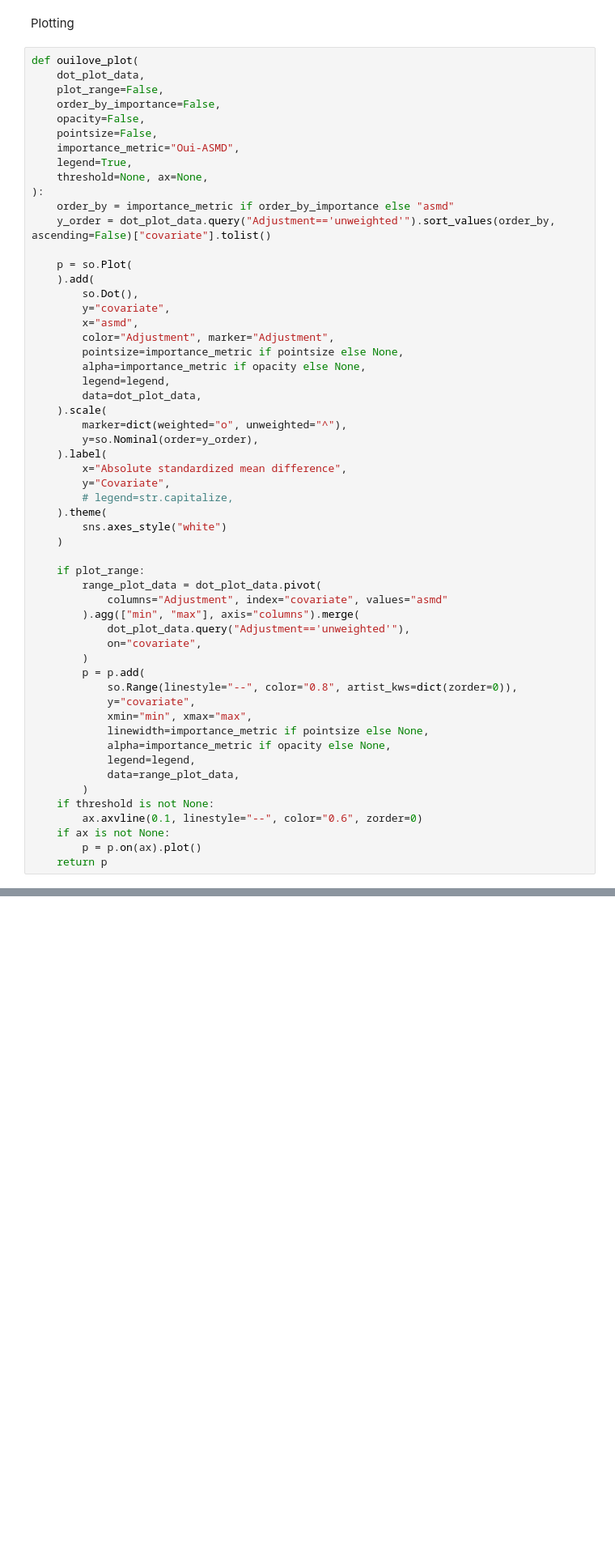
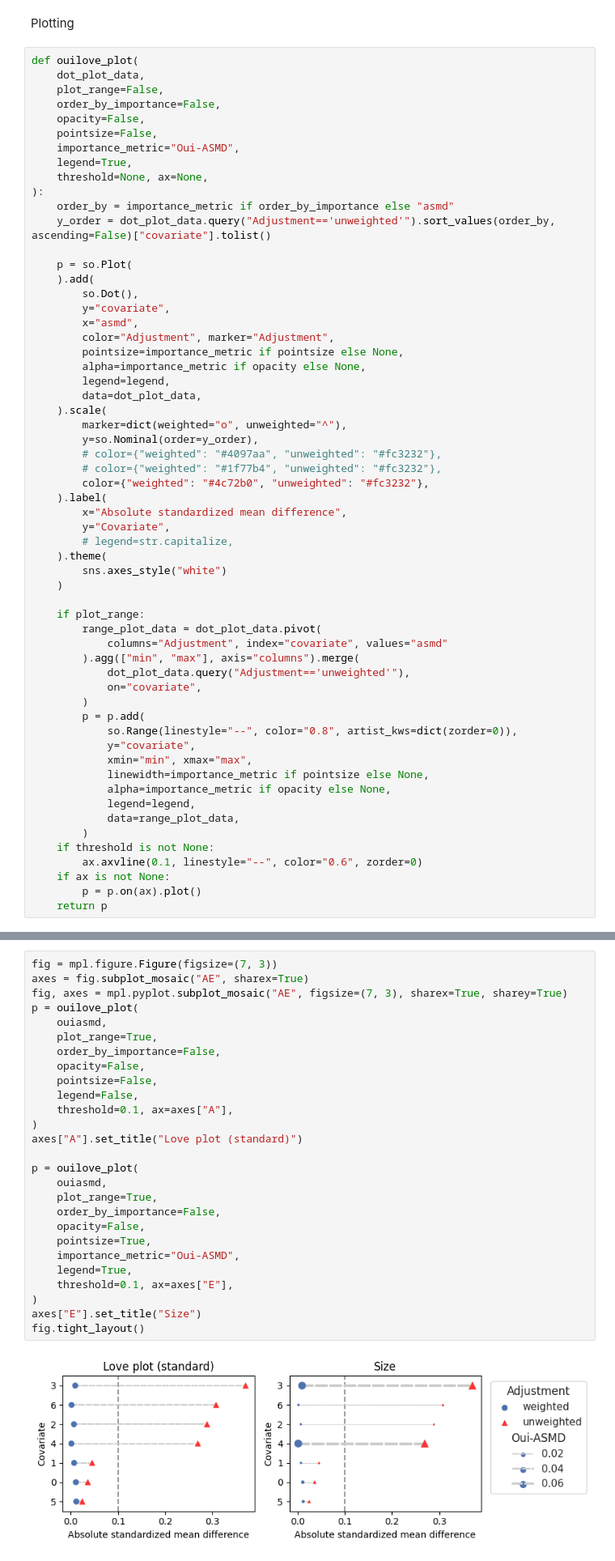
Before and after one commit to namag-ai/oui-plots, a Jupyter notebook: user_study/user_study_plots.ipynb, the cells around one changed output, grey strips where cells are left out. Shown: that part at 81% size. Drawn from its saved outputs; the diff is of its cells as text; blank space fills up the shorter version.

Commit message:
Generate ablations plots for survey

```diff
--- a/user_study/user_study_plots.ipynb
+++ b/user_study/user_study_plots.ipynb
@@ -206,6 +206,9 @@ def ouilove_plot(
     ).scale(
         marker=dict(weighted="o", unweighted="^"),
         y=so.Nominal(order=y_order),
+        # color={"weighted": "#4097aa", "unweighted": "#fc3232"},
+        # color={"weighted": "#1f77b4", "unweighted": "#fc3232"},
+        color={"weighted": "#4c72b0", "unweighted": "#fc3232"},
     ).label(
         x="Absolute standardized mean difference",
         y="Covariate",
@@ -331,3 +334,32 @@ Compare against standard Love plot:
  [score each 0-10] [‘Less useful’, ‘Equal/no preference’, ‘A bit more useful’, ‘Somewhat more useful’ and ‘Much more useful’]
  [Then rank]
  [free text comments]
+# %%
+fig = mpl.figure.Figure(figsize=(7, 3))
+axes = fig.subplot_mosaic("AE", sharex=True)
+fig, axes = mpl.pyplot.subplot_mosaic("AE", figsize=(7, 3), sharex=True, sharey=True)
+p = ouilove_plot(
+    ouiasmd,
+    plot_range=True,
+    order_by_importance=False,
+    opacity=False,
+    pointsize=False,
+    legend=False,
+    threshold=0.1, ax=axes["A"],
+)
+axes["A"].set_title("Love plot (standard)")
+
+p = ouilove_plot(
+    ouiasmd,
+    plot_range=True,
+    order_by_importance=False,
+    opacity=False,
+    pointsize=True,
+    importance_metric="Oui-ASMD",
+    legend=True,
+    threshold=0.1, ax=axes["E"],
+)
+axes["E"].set_title("Size")
+fig.tight_layout()
+# %% [output]
+[figure, added]
```
Also changed, not shown: parts of 6 cells of this notebook.
